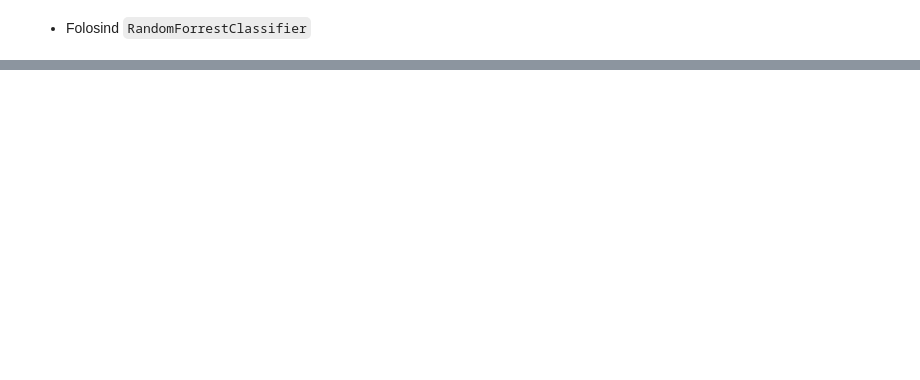
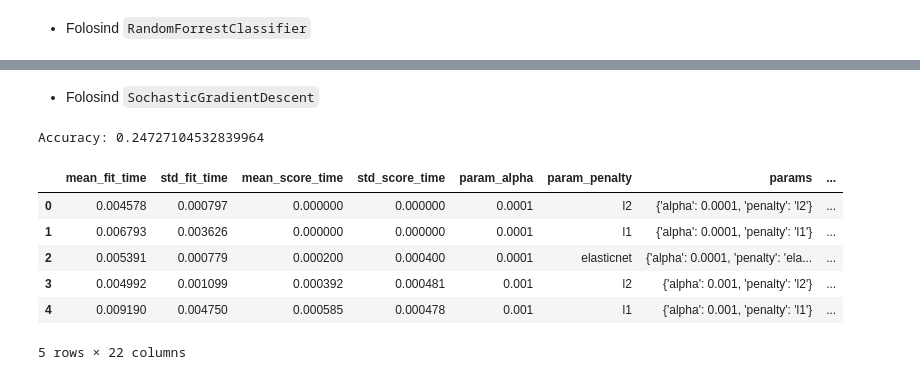
Before and after one commit to brasilnike/Teme-Introducere-in-Data-Science, a Jupyter notebook: Tema4 - IDS/Homework progress/Tema4_IDS.ipynb, the cells around one changed output, grey strips where cells are left out. Saved outputs shown, nothing was run; the diff lists cells and outputs as text; code cells hidden in the pictures; blank space fills up the shorter version.

```diff
--- a/Tema4 - IDS/Homework progress/Tema4_IDS.ipynb
+++ b/Tema4 - IDS/Homework progress/Tema4_IDS.ipynb
@@ -1037,0 +1104,15 @@ Accuracy: 0.921951219512195
+# %% [markdown]
+* Folosind `SochasticGradientDescent`
+# %%
+parameter_grid = {'alpha':[0.0001, 0.001, 0.01, 0.1, 1, 10], 'penalty':['l2', 'l1', 'elasticnet']}
+df_grid_search = calculate_performance(model=SGDClassifier(), parameter_grid=parameter_grid, X=CSM_X, y=CSM_y)
+df_grid_search.head()
+# %% [output]
+Accuracy: 0.24727104532839964
+|  | mean_fit_time | std_fit_time | mean_score_time | std_score_time | param_alpha | param_penalty | params | ... |
+| 0 | 0.004578 | 0.000797 | 0.000000 | 0.000000 | 0.0001 | l2 | {'alpha': 0.0001, 'penalty': 'l2'} | ... |
+| 1 | 0.006793 | 0.003626 | 0.000000 | 0.000000 | 0.0001 | l1 | {'alpha': 0.0001, 'penalty': 'l1'} | ... |
+| 2 | 0.005391 | 0.000779 | 0.000200 | 0.000400 | 0.0001 | elasticnet | {'alpha': 0.0001, 'penalty': 'ela... | ... |
+| 3 | 0.004992 | 0.001099 | 0.000392 | 0.000481 | 0.001 | l2 | {'alpha': 0.001, 'penalty': 'l2'} | ... |
+| 4 | 0.009190 | 0.004750 | 0.000585 | 0.000478 | 0.001 | l1 | {'alpha': 0.001, 'penalty': 'l1'} | ... |
+5 rows × 22 columns
```
Also changed, not shown: parts of 44 cells of this notebook.
